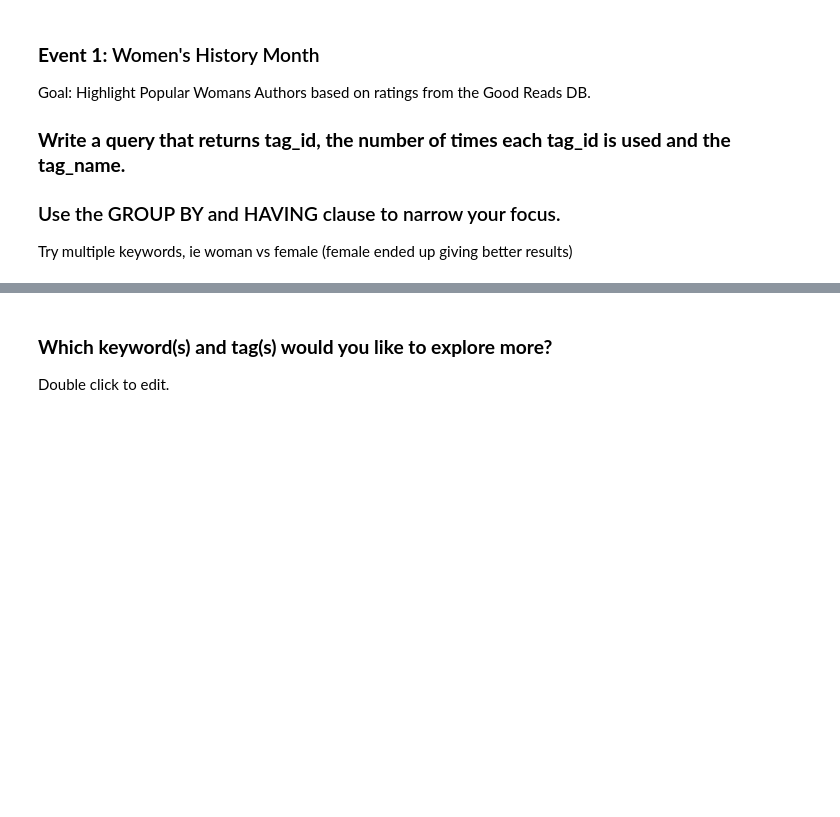
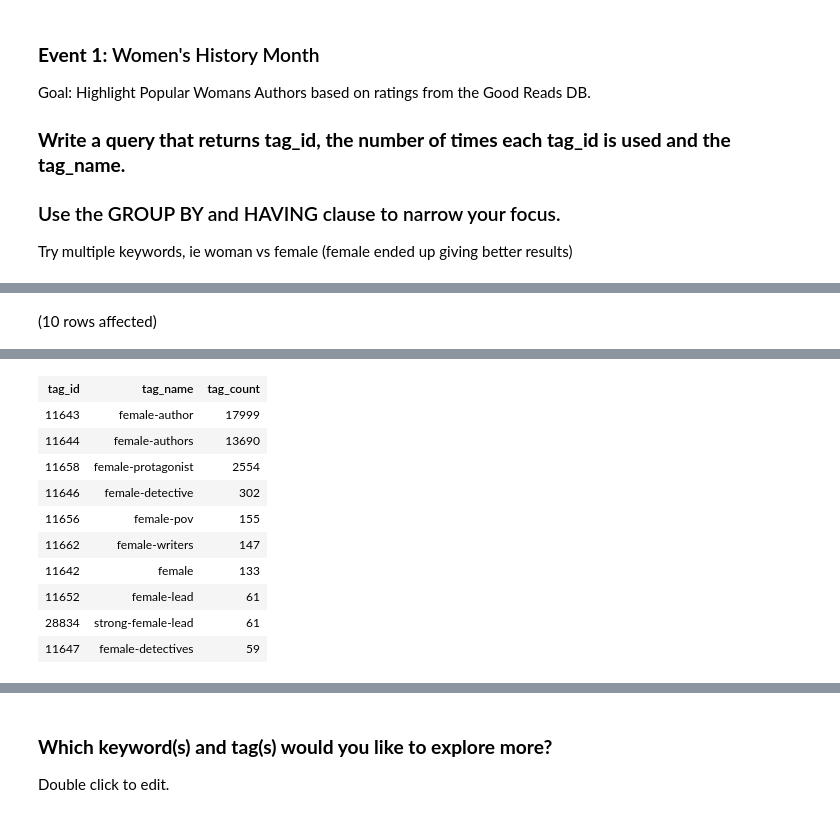
Before and after one commit to mdkronk/SQL-Part-3-Studio, a Jupyter notebook: SQL-Part-3-Studio.ipynb, the cells around one changed output, grey strips where cells are left out. Saved outputs shown, nothing was run; the diff lists cells and outputs as text; code cells hidden in the pictures; blank space fills up the shorter version.

```diff
--- a/SQL-Part-3-Studio.ipynb
+++ b/SQL-Part-3-Studio.ipynb
@@ -41,0 +32,12 @@ Total execution time: 00:00:00.072
+# %%
+-- Solution
+select bt.tag_id, t.tag_name, sum(bt.count) as tag_count
+from BooksDB.dbo.book_tags AS bt
+inner join BooksDB.dbo.tags as t
+on t.tag_id = bt.tag_id
+where t.tag_name like '%female%'
+group by bt.tag_id, t.tag_name
+having sum(bt.[count]) > 50
+order by sum(bt.[count]) desc
+# %% [output]
+(10 rows affected)
@@ -41,0 +45,11 @@ Total execution time: 00:00:00.072
+| tag_id | tag_name | tag_count |
+| 11643 | female-author | 17999 |
+| 11644 | female-authors | 13690 |
+| 11658 | female-protagonist | 2554 |
+| 11646 | female-detective | 302 |
+| 11656 | female-pov | 155 |
+| 11662 | female-writers | 147 |
+| 11642 | female | 133 |
+| 11652 | female-lead | 61 |
+| 28834 | strong-female-lead | 61 |
+| 11647 | female-detectives | 59 |
```
Also changed, not shown: parts of 5 cells of this notebook.
